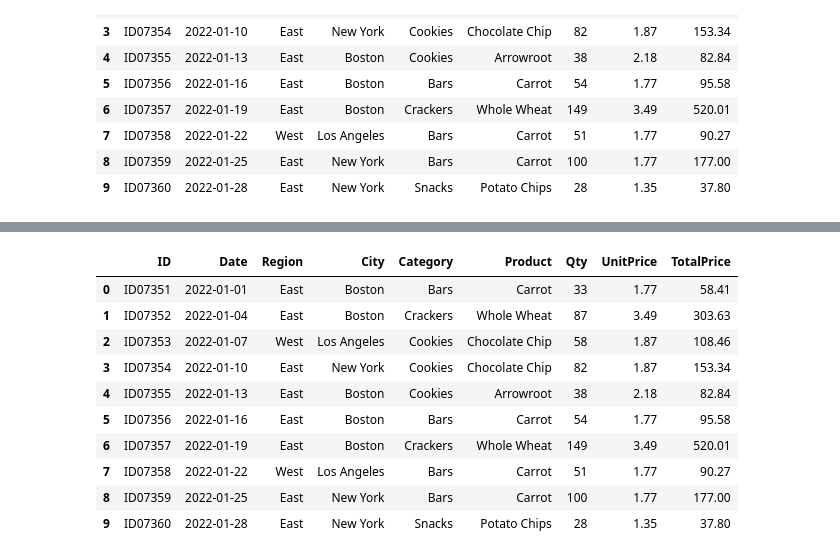
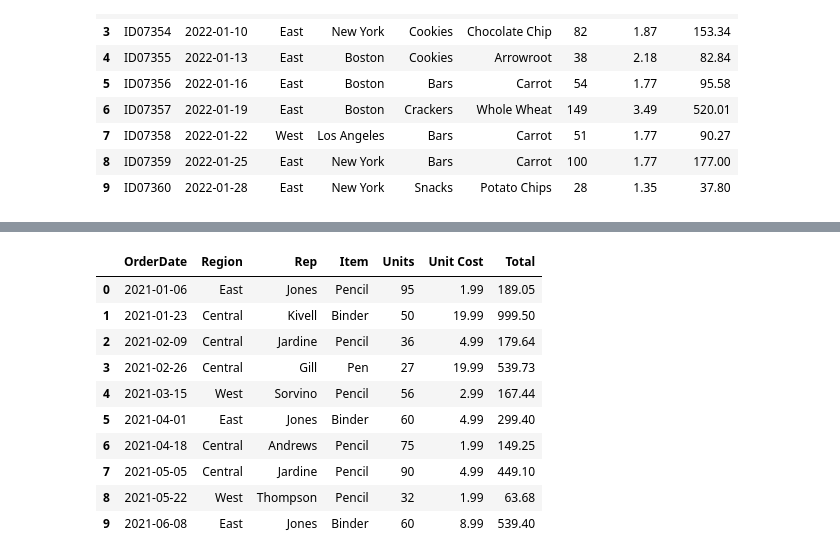
Before and after one commit to Xaviera8/datasci_1_loading, a Jupyter notebook: HHA507CLASS1.ipynb, the cells around one changed output, grey strips where cells are left out. Drawn from its saved outputs; the diff is of its cells as text; code cells hidden in the pictures.

```diff
--- a/HHA507CLASS1.ipynb
+++ b/HHA507CLASS1.ipynb
@@ -38,15 +39,17 @@ import pandas as pd
 #Insert Files
 # %%
 csvs = ['nba_draft_combine_all_years.csv',
-        'players.csv']
+        'NBA Season Data.csv']
 
-json_files = ['shoe prices.json',
-              'GCB2022v27_percapita_flat_metadata.json']
+json_files = ['pokeapi.co.json',
+              'rickandmortyapi.com.json',
+              'SP.POP.TOTL.json']
 
 xlsx_files = ['winter.xlsx',
               'sampledatafoodinfo.xlsx',
               'sampledatafoodsales.xlsx',
-              'sampledata.xlsx']
+              'SampleData.xlsx',
+              'winter.xlsx']
 # %% [markdown]
 #Read CSVs
 # %%
@@ -104,14 +159,15 @@ pd.read_excel(xlsx_files[1], nrows=10)
 # %%
-pd.read_excel(xlsx_files[2], nrows=10)
+xlsx3 = pd.read_excel(xlsx_files[3], nrows=10)
+xlsx3
 # %% [output]
-|  | ID | Date | Region | City | Category | Product | Qty | UnitPrice | TotalPrice |
-| 0 | ID07351 | 2022-01-01 | East | Boston | Bars | Carrot | 33 | 1.77 | 58.41 |
-| 1 | ID07352 | 2022-01-04 | East | Boston | Crackers | Whole Wheat | 87 | 3.49 | 303.63 |
-| 2 | ID07353 | 2022-01-07 | West | Los Angeles | Cookies | Chocolate Chip | 58 | 1.87 | 108.46 |
-| 3 | ID07354 | 2022-01-10 | East | New York | Cookies | Chocolate Chip | 82 | 1.87 | 153.34 |
-| 4 | ID07355 | 2022-01-13 | East | Boston | Cookies | Arrowroot | 38 | 2.18 | 82.84 |
-| 5 | ID07356 | 2022-01-16 | East | Boston | Bars | Carrot | 54 | 1.77 | 95.58 |
-| 6 | ID07357 | 2022-01-19 | East | Boston | Crackers | Whole Wheat | 149 | 3.49 | 520.01 |
-| 7 | ID07358 | 2022-01-22 | West | Los Angeles | Bars | Carrot | 51 | 1.77 | 90.27 |
-| 8 | ID07359 | 2022-01-25 | East | New York | Bars | Carrot | 100 | 1.77 | 177.00 |
-| 9 | ID07360 | 2022-01-28 | East | New York | Snacks | Potato Chips | 28 | 1.35 | 37.80 |
+|  | OrderDate | Region | Rep | Item | Units | Unit Cost | Total |
+| 0 | 2021-01-06 | East | Jones | Pencil | 95 | 1.99 | 189.05 |
+| 1 | 2021-01-23 | Central | Kivell | Binder | 50 | 19.99 | 999.50 |
+| 2 | 2021-02-09 | Central | Jardine | Pencil | 36 | 4.99 | 179.64 |
+| 3 | 2021-02-26 | Central | Gill | Pen | 27 | 19.99 | 539.73 |
+| 4 | 2021-03-15 | West | Sorvino | Pencil | 56 | 2.99 | 167.44 |
+| 5 | 2021-04-01 | East | Jones | Binder | 60 | 4.99 | 299.40 |
+| 6 | 2021-04-18 | Central | Andrews | Pencil | 75 | 1.99 | 149.25 |
+| 7 | 2021-05-05 | Central | Jardine | Pencil | 90 | 4.99 | 449.10 |
+| 8 | 2021-05-22 | West | Thompson | Pencil | 32 | 1.99 | 63.68 |
+| 9 | 2021-06-08 | East | Jones | Binder | 60 | 8.99 | 539.40 |
```
Also changed, not shown: parts of 15 cells of this notebook.
